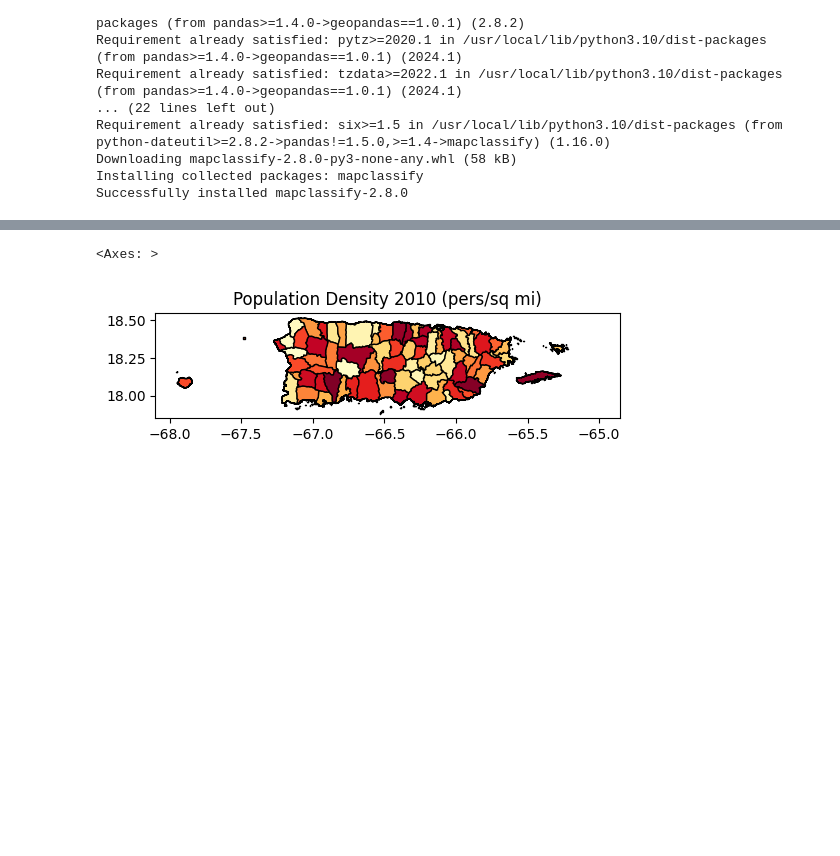
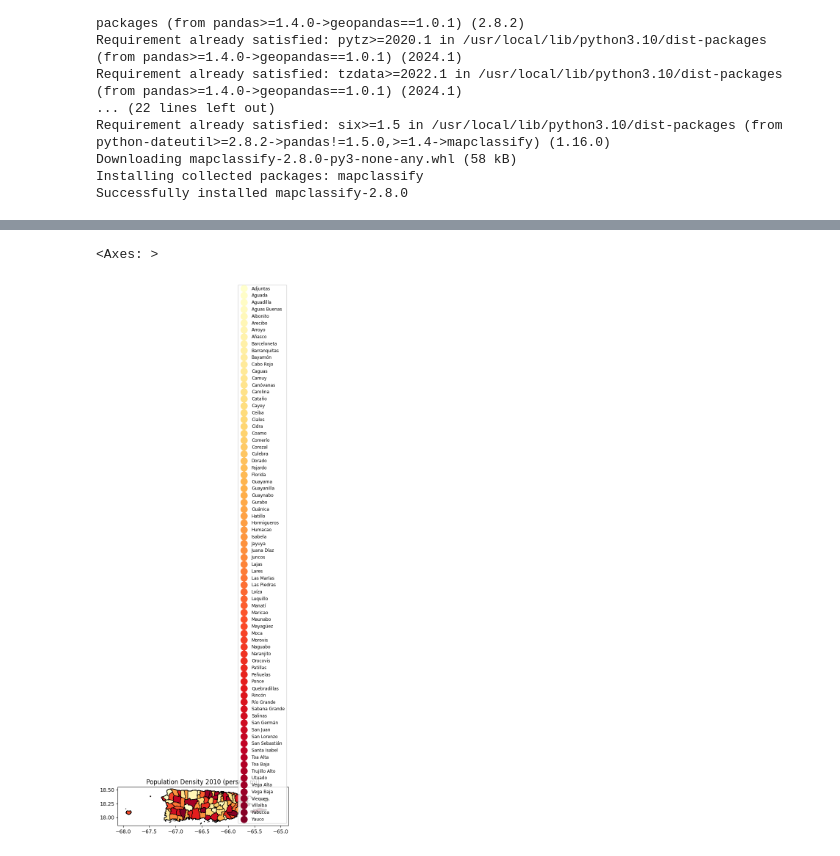
Before and after one commit to Venettov/Riveraruiz_GIS, a Jupyter notebook: PS0_Test.ipynb, the cells around one changed output, grey strips where cells are left out. Saved outputs shown, nothing was run; the diff lists cells and outputs as text; code cells hidden in the pictures; blank space fills up the shorter version.

```diff
--- a/PS0_Test.ipynb
+++ b/PS0_Test.ipynb
@@ -76,11 +82,15 @@ dtype: object
 # %%
 #your first thematic map! :) lets unpack options real quick esp fmt for dec pts; more later under 'bells and whistles'
 fig, ax = plt.subplots(1, figsize=(6,10))
 
-prC0.plot(ax=ax,legend=False,cmap='YlOrRd',k=5,
-         edgecolor='black',linewidth=1) #
+#prC0.plot(ax=ax,legend=False,cmap='YlOrRd',k=5,
+#         edgecolor='black',linewidth=1) #
+
+prC0.plot(ax=ax,column='ADM1_ES',legend=True,cmap='YlOrRd',k=5,
+         edgecolor='black',linewidth=1,legend_kwds= {"fmt": "{:,.0f}",
+        'loc':'lower right','title_fontsize':'medium','fontsize':'small','markerscale':1.4}) #
 
 ax.title.set_text("Population Density 2010 (pers/sq mi)")
 # %% [output]
 <Axes: >
-[figure, old version]
+[figure, new version]
```
Also changed, not shown: parts of 5 cells of this notebook.
